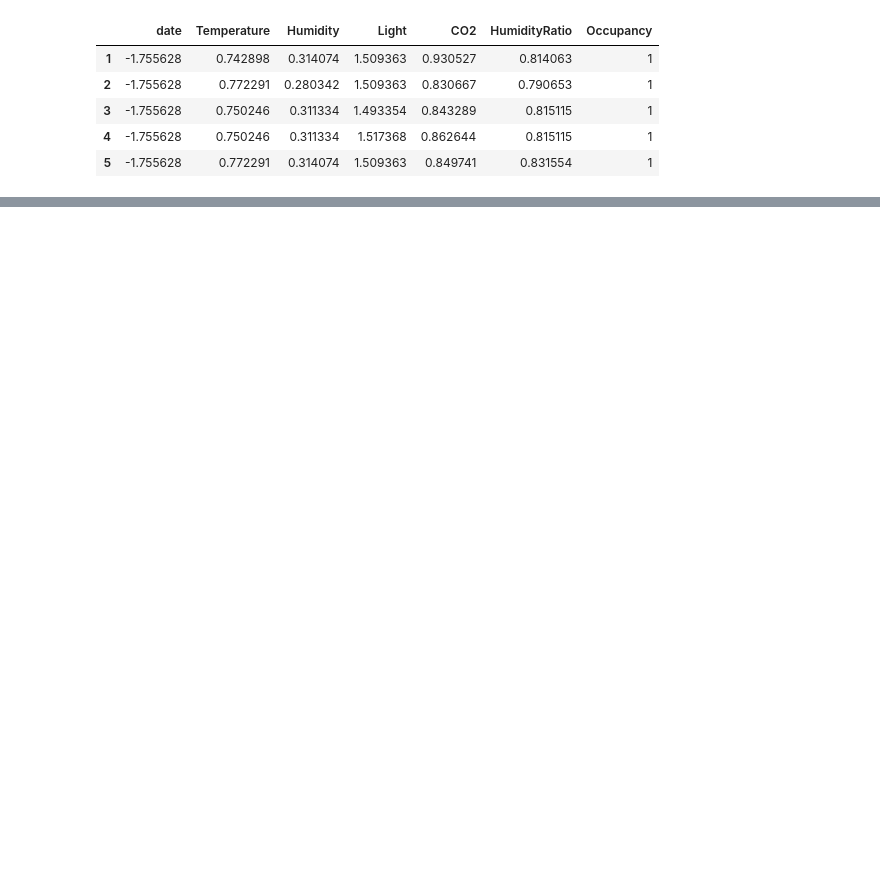
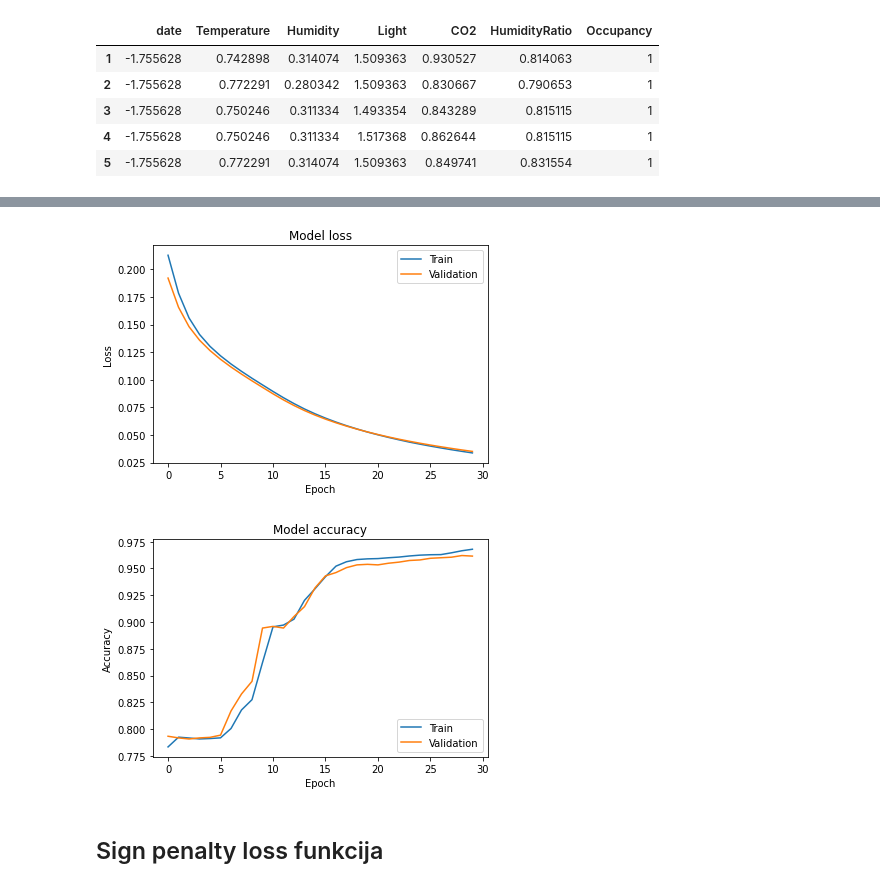
Before and after one commit to mirjanaz200/Room-Occupation, a Jupyter notebook: Room Occupancy.ipynb, the cells around one changed output, grey strips where cells are left out. Cells and saved outputs as stored; diff of their text form; code cells hidden in the pictures; blank space fills up the shorter version.

```diff
--- a/Room Occupancy.ipynb
+++ b/Room Occupancy.ipynb
@@ -113,0 +247,25 @@ Epoch 30/30
+# %%
+classifier4 = Sequential([Dense(NODES1, activation='relu', input_dim=INPUT_DIM),
+                          Dense(NODES2, activation='relu'),
+                          Dense(1, activation='sigmoid'),])
+
+#begin_tensor = tf.convert_to_tensor([0, 0, 0, 0], dtype=tf.int32)
+
+# modifikovana MSE loss funcija, i ako MSE odgovara regresiji, a ne klasifikaciji
+# u sustini jedina razlika jeste ta da se razlika izmedju stvarne vrednisti i predvidjene
+# deli sa 10. Na taj nacin se dobija da se smanjuje magnituda gubitaka sto moze biti korisno
+# u situacijama kada je MSE velika
+# shape y_pred jeste [32,1] jer je prva dimenzija uvek jednaka velicini batch_size a druga
+# broju izlaznih cvorova. Funkcija uvek treba da vrati vektor duzine batch_size
+def custom_mse_loss(y_actual, y_pred):
+    y_actual = tf.dtypes.cast(y_actual, tf.float32)
+    loss = K.mean(K.sum(K.square((y_actual-y_pred)/10.)))
+    return loss
+
+classifier4.compile(optimizer='sgd',
+                    loss=custom_mse_loss,
+                    metrics=['accuracy'])
+
+hist = classifier4.fit(X_train, Y_train,
+                       batch_size=BATCH_SIZE, epochs=EPOCHS,
+                       validation_data=(X_test, Y_test))
@@ -113,0 +290,3 @@ Epoch 30/30
+# %%
+print_result(classifier4)
+# %% [output]
@@ -113,0 +294,4 @@ Epoch 30/30
+[figure, added]
+[figure, added]
+# %% [markdown]
+##  Sign penalty loss funkcija
```
Also changed, not shown: parts of 29 cells of this notebook.
